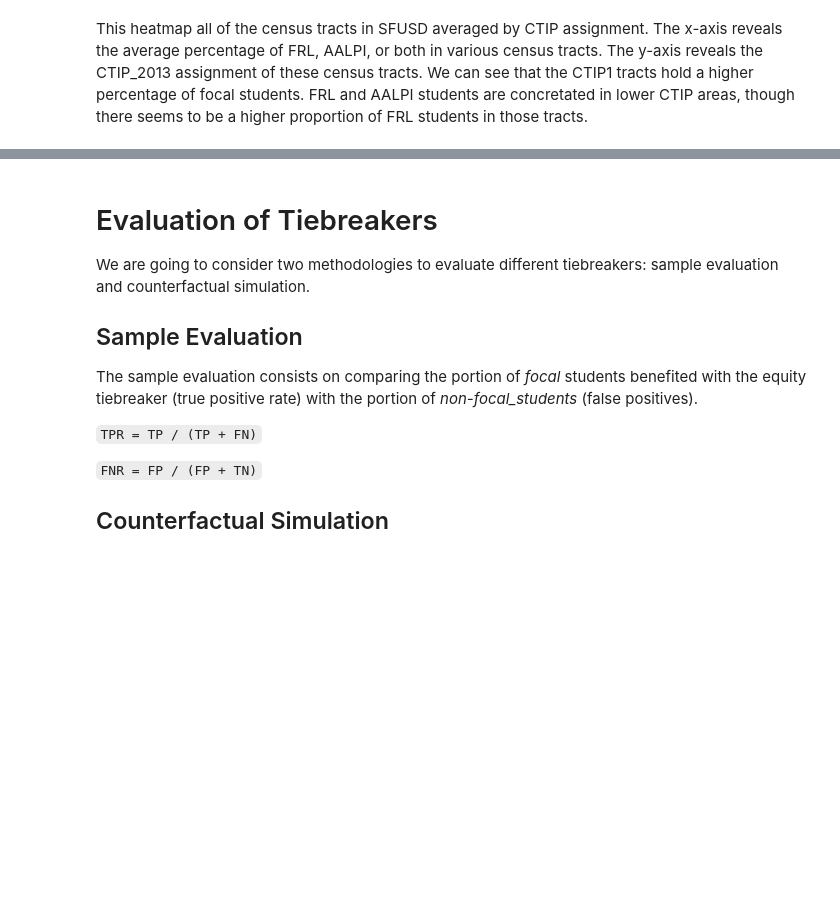
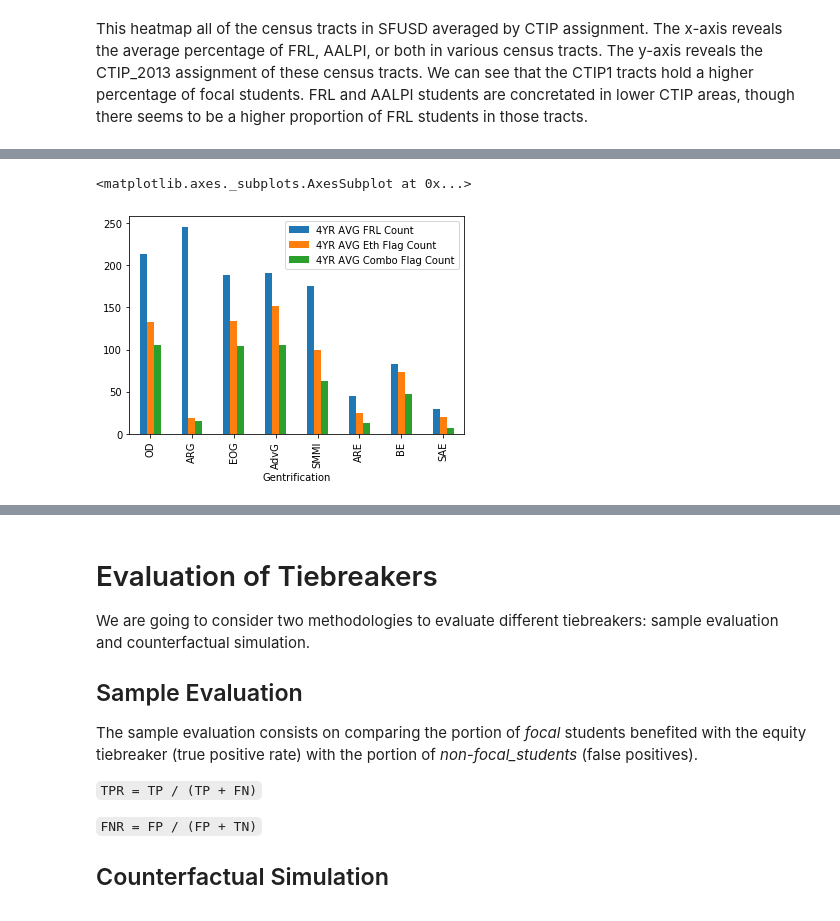
Before and after one commit to 18rberry/Operationalizing-Equity-Tiebreaker-in-SF, a Jupyter notebook: notebooks/Final_Report.ipynb, the cells around one changed output, grey strips where cells are left out. Saved outputs shown, nothing was run; the diff lists cells and outputs as text; code cells hidden in the pictures; blank space fills up the shorter version.

```diff
--- a/notebooks/Final_Report.ipynb
+++ b/notebooks/Final_Report.ipynb
@@ -31,0 +45,5 @@ This heatmap all of the census tracts in SFUSD averaged by CTIP assignment. The
+# %%
+gentrification.grouped_barchart(updated_FRL, df)[0]
+# %% [output]
+<matplotlib.axes._subplots.AxesSubplot at 0x...>
+[figure, added]
```
Also changed, not shown: parts of 7 cells of this notebook, 8 other files.
